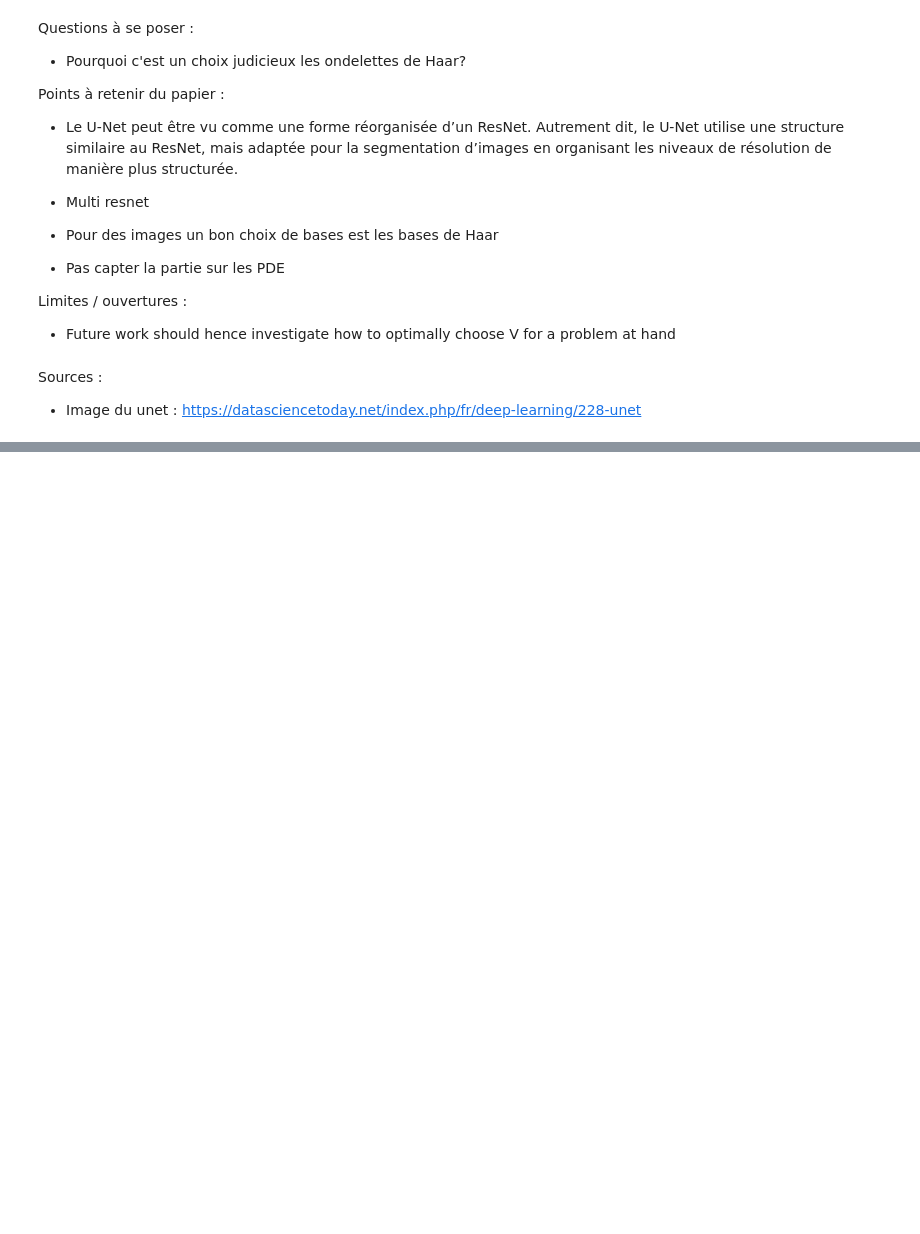
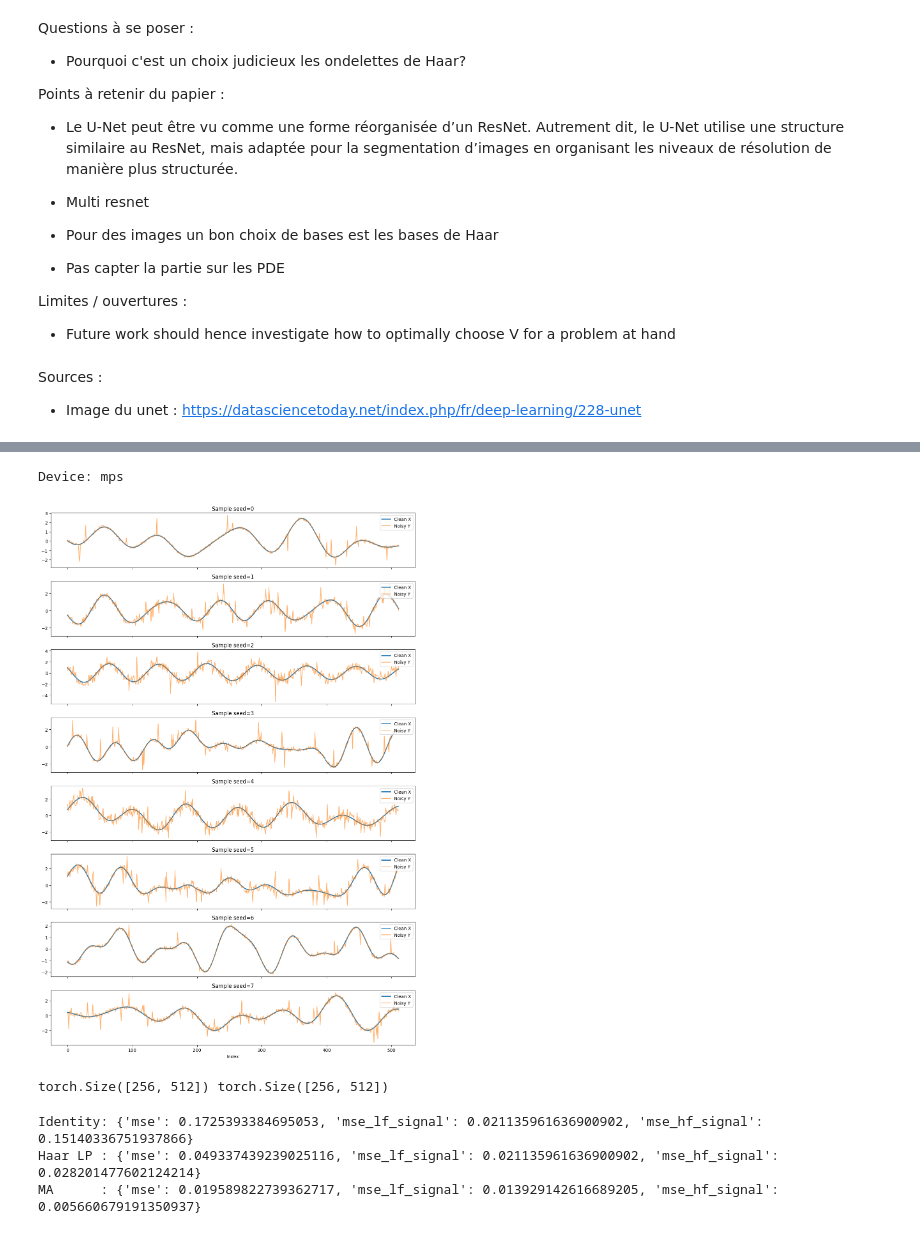
Before and after one commit to fntb/unified-unet, a Jupyter notebook: src/notebook.ipynb, the cells around one changed output, grey strips where cells are left out. Drawn from its saved outputs; the diff is of its cells as text; code cells hidden in the pictures; blank space fills up the shorter version.

```diff
--- a/src/notebook.ipynb
+++ b/src/notebook.ipynb
@@ -1098,0 +939,63 @@ Sources :
+# %%
+# Imports
+import torch
+import matplotlib.pyplot as plt
+
+from src.data.signal_1d import Signal1DConfig, generate_pair, Signal1DDataModule
+
+# (Optionnel) device pour les modèles, pas nécessaire pour generate_pair
+device = torch.device("mps" if torch.backends.mps.is_available() else "cpu")
+print("Device:", device)
+
+# Config simple pour visualisation (la config d'entraînement viendra de Hydra/YAML)
+cfg_viz = Signal1DConfig(
+    L=512,
+    use_steps=True,
+    use_spikes=True,
+    do_standardize=True,
+)
+
+# Visualisation de quelques paires (qualitatif uniquement)
+n_samples = 8
+fig, axes = plt.subplots(n_samples, 1, figsize=(12, 2.2 * n_samples), sharex=True)
+
+for i in range(n_samples):
+    x_clean, y_noisy = generate_pair(cfg_viz, seed=i)
+
+    ax = axes[i]
+    ax.plot(x_clean.cpu().numpy(), label="Clean X", linewidth=2)
+    ax.plot(y_noisy.cpu().numpy(), label="Noisy Y", alpha=0.6)
+    ax.set_title(f"Sample seed={i}")
+    ax.legend(loc="upper right")
+
+plt.xlabel("Index")
+plt.tight_layout()
+plt.show()
+# %% [output]
+Device: mps
+[figure, added]
+# %%
+# Test set reproductible via le DataModule (recommandé)
+dm = Signal1DDataModule(
+    batch_size=256,
+    n_train=20000,
+    n_val=5000,
+    n_test=5000,
+    L=512,
+    use_steps=True,
+    use_spikes=True,
+    do_standardize=True,
+    seed=0,
+    num_workers=0,   # pour être ultra déterministe au début
+    pin_memory=False,
+    persistent_workers=False,
+)
+
+dm.setup("test")
+test_loader = dm.test_dataloader()
+
+# Exemple: récupérer un batch fixe pour des comparaisons qualitatives
+y_batch, x_batch = next(iter(test_loader))
+print(y_batch.shape, x_batch.shape)
+# %% [output]
+torch.Size([256, 512]) torch.Size([256, 512])
@@ -1098,0 +1043,14 @@ Sources :
+# %%
+y_batch, x_batch = next(iter(test_loader))
+
+x_id = y_batch
+x_haar_lp = haar_lowpass_reconstruct(y_batch, levels=3)
+x_ma = moving_average_1d(y_batch, kernel_size=9)
+
+print("Identity:", metrics_haar_signal(x_id, x_batch, levels=3))
+print("Haar LP :", metrics_haar_signal(x_haar_lp, x_batch, levels=3))
+print("MA      :", metrics_haar_signal(x_ma, x_batch, levels=3))
+# %% [output]
+Identity: {'mse': 0.1725393384695053, 'mse_lf_signal': 0.021135961636900902, 'mse_hf_signal': 0.15140336751937866}
+Haar LP : {'mse': 0.049337439239025116, 'mse_lf_signal': 0.021135961636900902, 'mse_hf_signal': 0.028201477602124214}
+MA      : {'mse': 0.019589822739362717, 'mse_lf_signal': 0.013929142616689205, 'mse_hf_signal': 0.005660679191350937}
```
Also changed, not shown: parts of 24 cells of this notebook, 9 other files.
